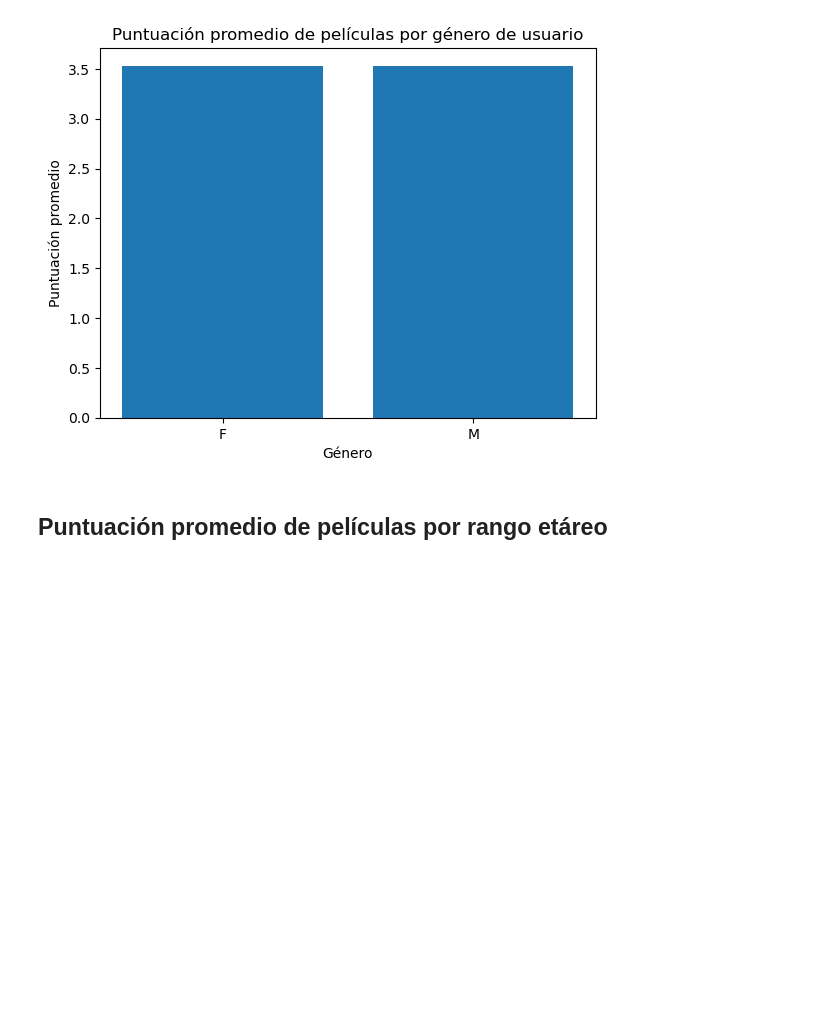
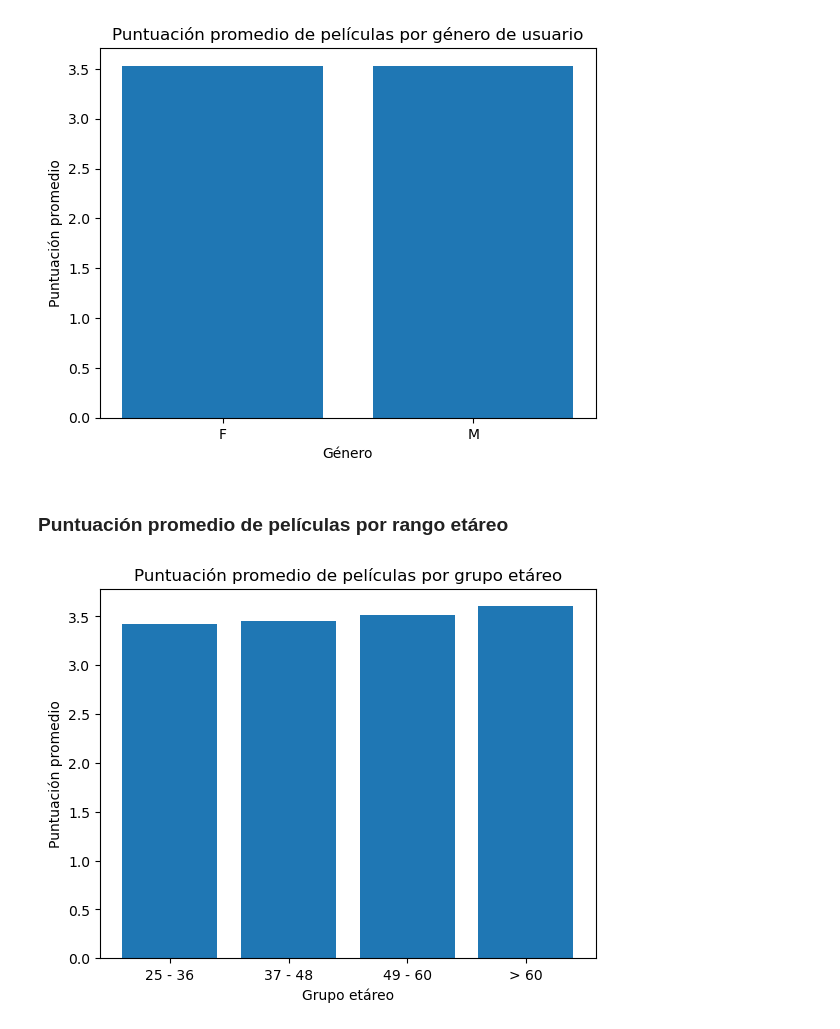
Before and after one commit to luispandolfi/DeepLearning2023_TP1_Gr1, a Jupyter notebook: TP_Integrador_Python-stats.ipynb, the cells around one changed output. Drawn from its saved outputs; the diff is of its cells as text; code cells hidden in the pictures; blank space fills up the shorter version.

Commit message:
estadistica de puntuacion por grupo etareo

```diff
--- a/TP_Integrador_Python-stats.ipynb
+++ b/TP_Integrador_Python-stats.ipynb
@@ -210,6 +207,8 @@ StatsScore.plot_puntuacion_promedio_peliculas_por_genero_usuario(df_scores, df_u
 # %% [output]
 [figure]
 # %% [markdown]
-## Puntuación promedio de películas por rango etáreo
+### Puntuación promedio de películas por rango etáreo
 # %%
-StatsScore.plot_puntuacion_promedio_peliculas_por_rangos_edad(df_scores, df_usuarios, [15, 23, 50])
+StatsScore.plot_puntuacion_promedio_peliculas_por_grupo_etareo(df_scores, df_usuarios, df_personas)
+# %% [output]
+[figure, added]
```
Also changed, not shown: parts of 31 cells of this notebook, 2 other files.
